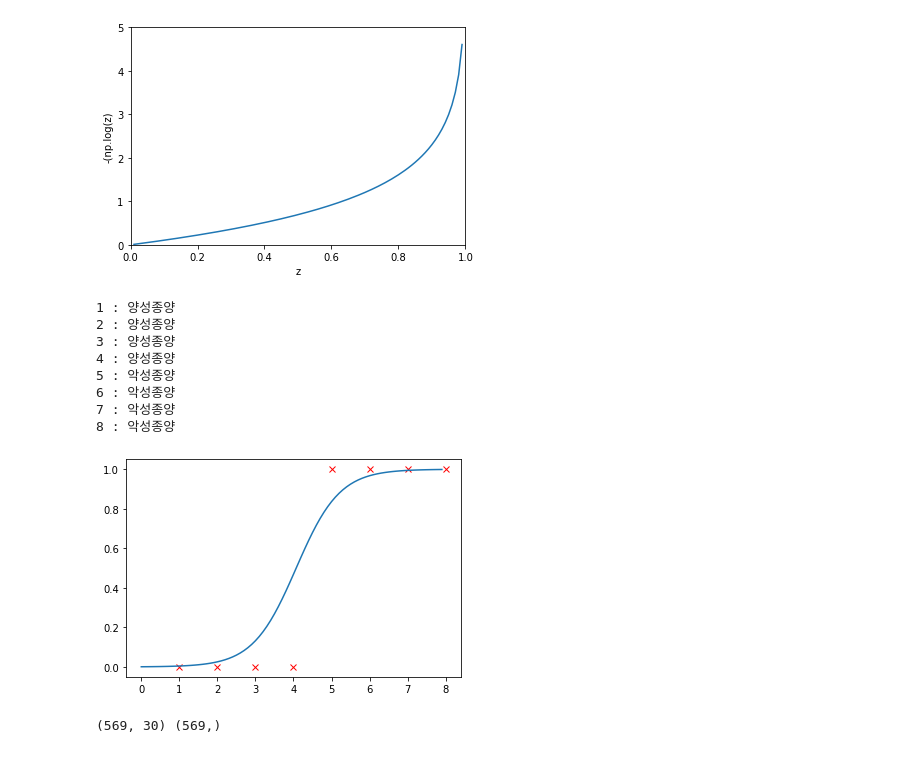
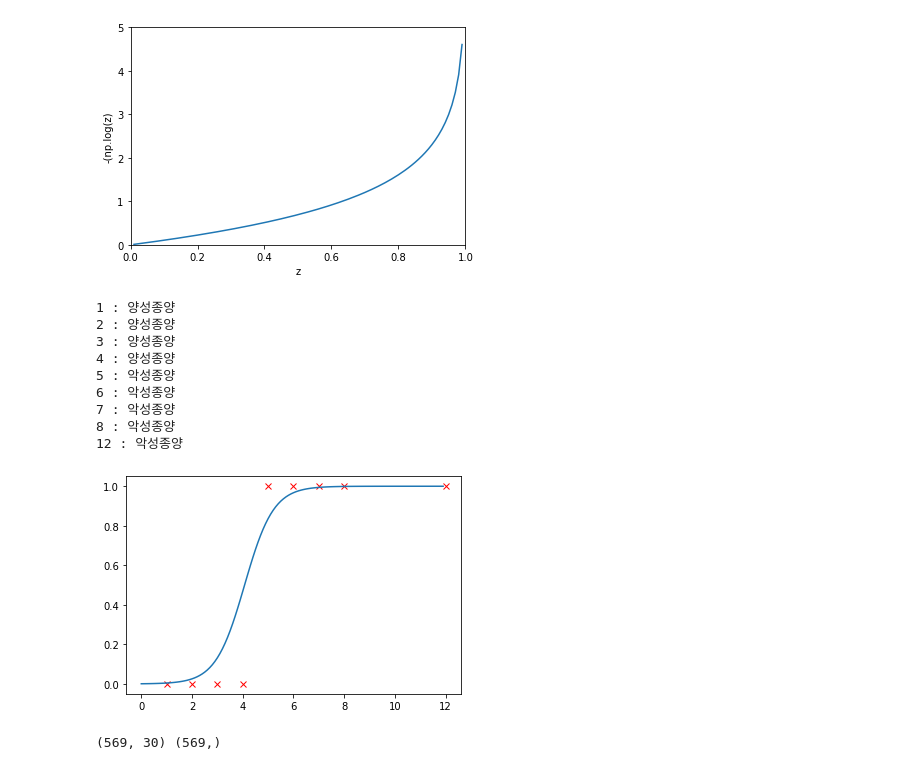
Before and after one commit to imguru-mooc/keras_deep_learning, a Jupyter notebook: 1_day/2.logistic_regression.ipynb, the cells around one changed output. Saved outputs shown, nothing was run; the diff lists cells and outputs as text; code cells hidden in the pictures.

```diff
--- a/1_day/2.logistic_regression.ipynb
+++ b/1_day/2.logistic_regression.ipynb
@@ -69,10 +70,10 @@ class Neuron:
                 self.w += 0.01*w_grad          # 가중치 업데이트
                 self.b += 0.01*b_grad          # 절편 업데이트
 
-x = np.array([1,2,3,4,5,6,7,8])
-y = np.array([0,0,0,0,1,1,1,1])
-#x = np.array([1,2,3,4,5,6,7,8,12])
-#y = np.array([0,0,0,0,1,1,1,1,1])
+#x = np.array([1,2,3,4,5,6,7,8])
+#y = np.array([0,0,0,0,1,1,1,1])
+x = np.array([1,2,3,4,5,6,7,8,12])
+y = np.array([0,0,0,0,1,1,1,1,1])
 
 neuron = Neuron()
 neuron.fit(x, y)
@@ -186,10 +188,10 @@ class Neuron:
                 self.w += 0.1*w_grad          # 가중치 업데이트
                 self.b += 0.1*b_grad          # 절편 업데이트
 
-x = np.array([1,2,3,4,5,6,7,8])
-y = np.array([0,0,0,0,1,1,1,1])
-#x = np.array([1,2,3,4,5,6,7,8,12])
-#y = np.array([0,0,0,0,1,1,1,1,1])
+#x = np.array([1,2,3,4,5,6,7,8])
+#y = np.array([0,0,0,0,1,1,1,1])
+x = np.array([1,2,3,4,5,6,7,8,12])
+y = np.array([0,0,0,0,1,1,1,1,1])
 
 neuron = Neuron()
 neuron.fit(x, y)
@@ -198,34 +200,35 @@ for xi, yi in zip(x,y):
     plt.plot(xi,yi,"rx")
 
 for x_i in x:
     y_hat = neuron.forpass(x_i)
     a = neuron.activation(y_hat)
     if( a >= 0.5 ):
         print("%d : 악성종양"%x_i)
     else:
         print("%d : 양성종양"%x_i)
     y_temp.append(a)
 
 x = np.arange(0,x[-1],0.1)
 y_temp = []
 
 for i, x_i in enumerate(x):
     y_hat = neuron.forpass(x_i)
     a = neuron.activation(y_hat)
     y_temp.append(a)
 
 plt.plot(x,y_temp)
 plt.show()
 # %% [output]
 1 : 양성종양
 2 : 양성종양
 3 : 양성종양
 4 : 양성종양
 5 : 악성종양
 6 : 악성종양
 7 : 악성종양
 8 : 악성종양
+12 : 악성종양
-[figure, old version]
+[figure, new version]
 # %%
 from sklearn.datasets import load_breast_cancer
 cancer = load_breast_cancer()
```
Also changed, not shown: parts of 2 cells of this notebook.
